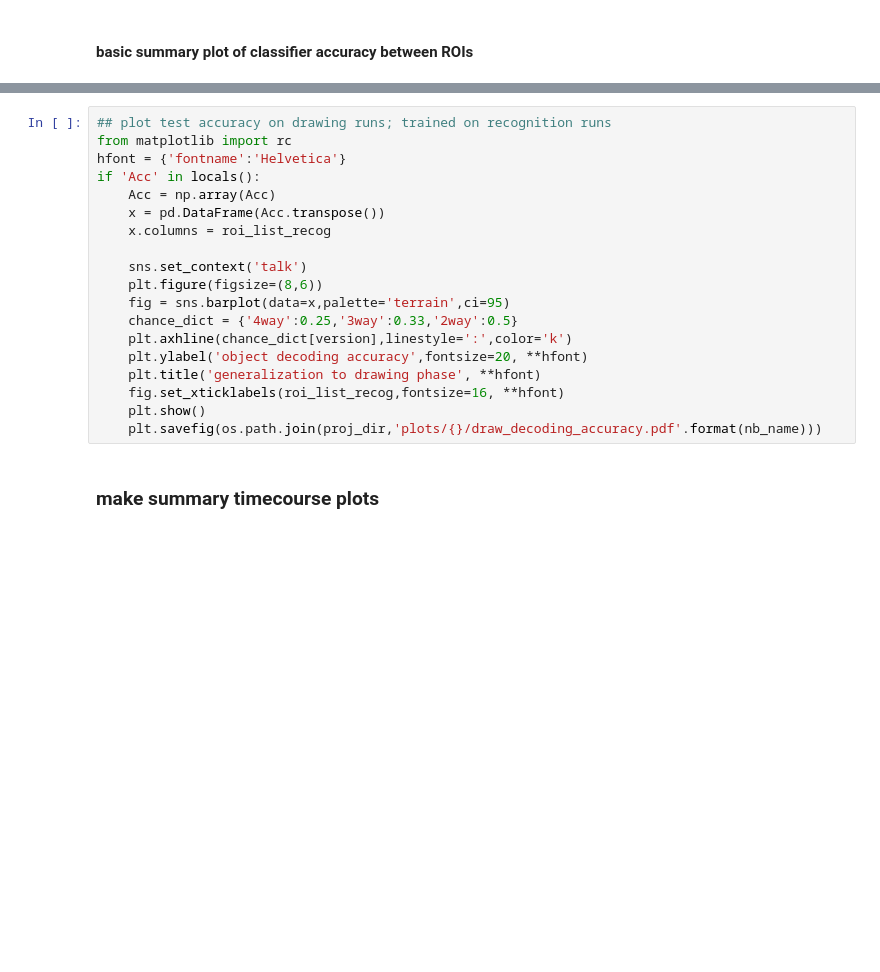
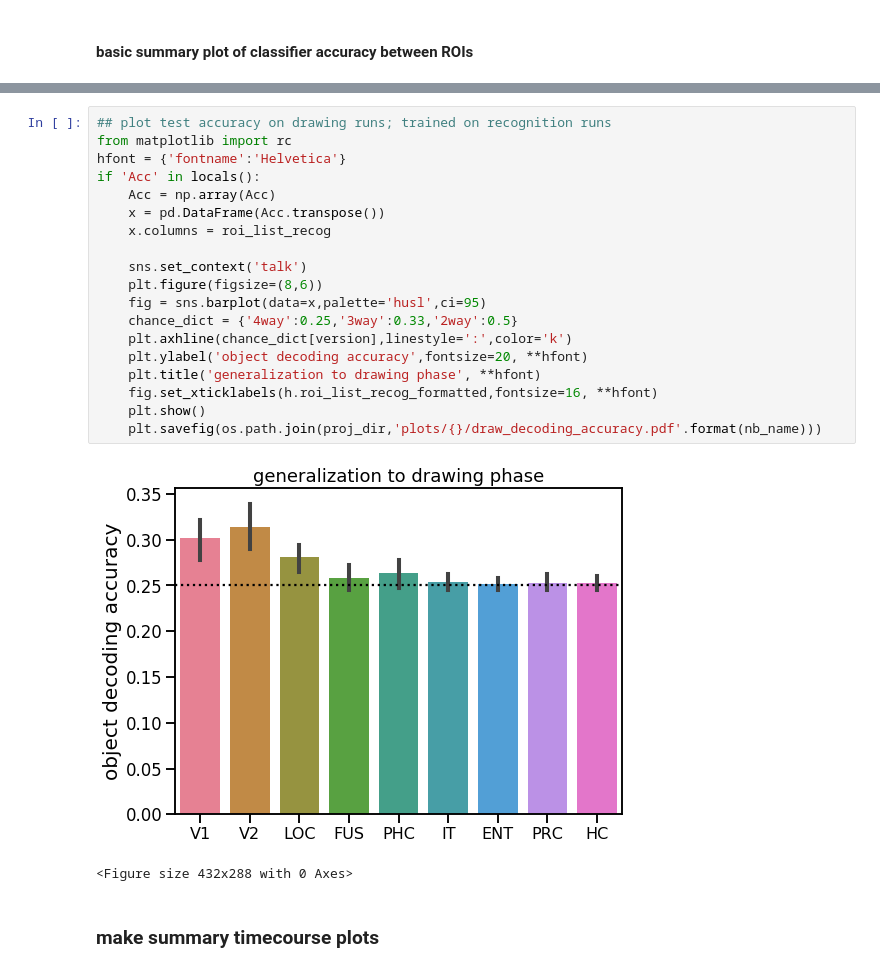
Before and after one commit to cogtoolslab/neurosketch, a Jupyter notebook: ipynb/golden/2_object_evidence_during_drawing.ipynb, the cells around one changed output, grey strips where cells are left out. Cells and saved outputs as stored; diff of their text form; blank space fills up the shorter version.

```diff
--- a/ipynb/golden/2_object_evidence_during_drawing.ipynb
+++ b/ipynb/golden/2_object_evidence_during_drawing.ipynb
@@ -148,22 +155,25 @@ Now analyzing V2 ...
 # %%
 ## plot test accuracy on drawing runs; trained on recognition runs
 from matplotlib import rc
 hfont = {'fontname':'Helvetica'}
 if 'Acc' in locals():
     Acc = np.array(Acc)
     x = pd.DataFrame(Acc.transpose())
     x.columns = roi_list_recog
 
     sns.set_context('talk')
     plt.figure(figsize=(8,6))
-    fig = sns.barplot(data=x,palette='terrain',ci=95)
+    fig = sns.barplot(data=x,palette='husl',ci=95)
     chance_dict = {'4way':0.25,'3way':0.33,'2way':0.5}
     plt.axhline(chance_dict[version],linestyle=':',color='k')
     plt.ylabel('object decoding accuracy',fontsize=20, **hfont)
     plt.title('generalization to drawing phase', **hfont)
-    fig.set_xticklabels(roi_list_recog,fontsize=16, **hfont)
+    fig.set_xticklabels(h.roi_list_recog_formatted,fontsize=16, **hfont)
     plt.show()
     plt.savefig(os.path.join(proj_dir,'plots/{}/draw_decoding_accuracy.pdf'.format(nb_name)))
+# %% [output]
+[figure, added]
+<Figure size 432x288 with 0 Axes>
 # %% [markdown]
 ### make summary timecourse plots
 # %%
```
Also changed, not shown: parts of 1 cell of this notebook.
